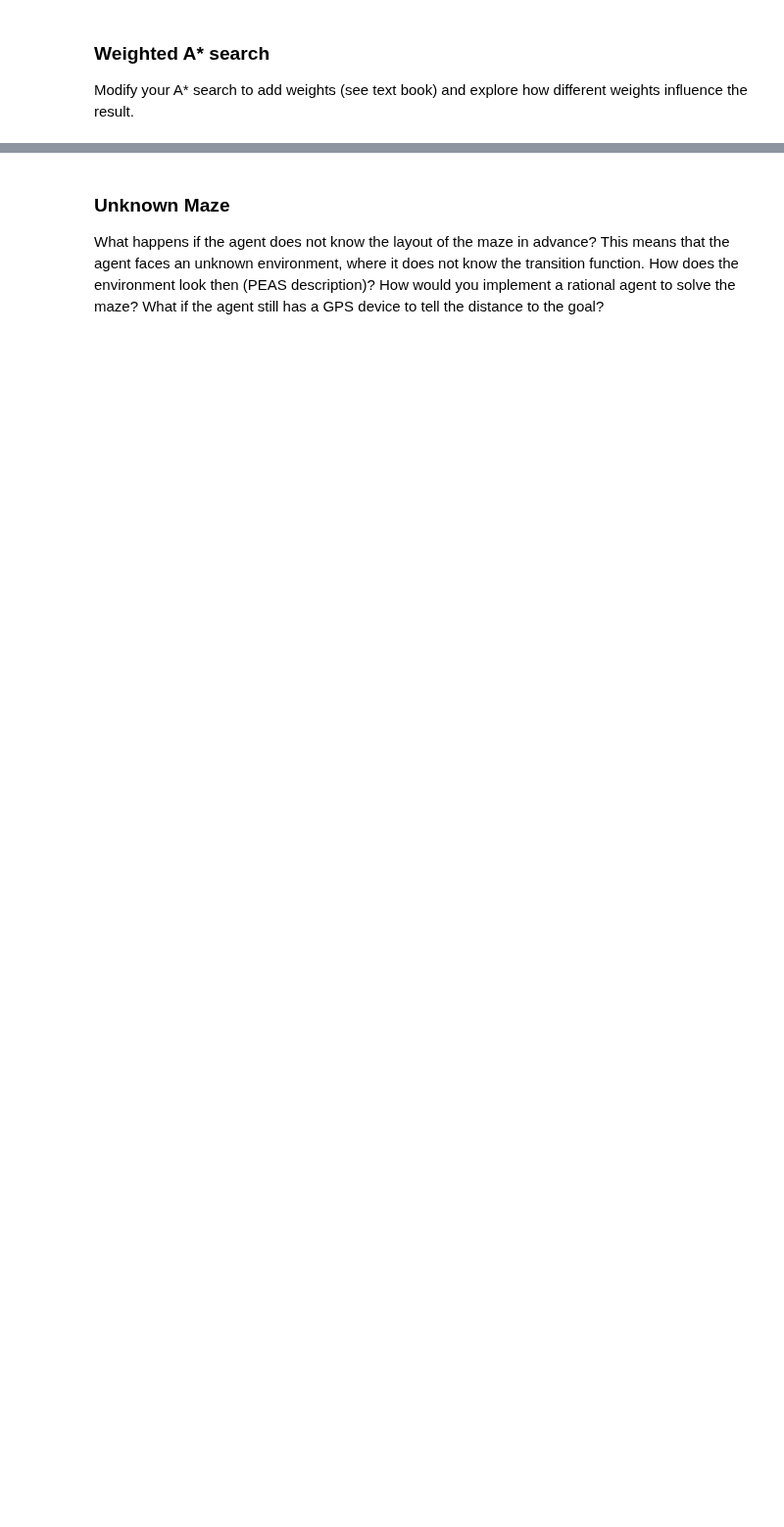
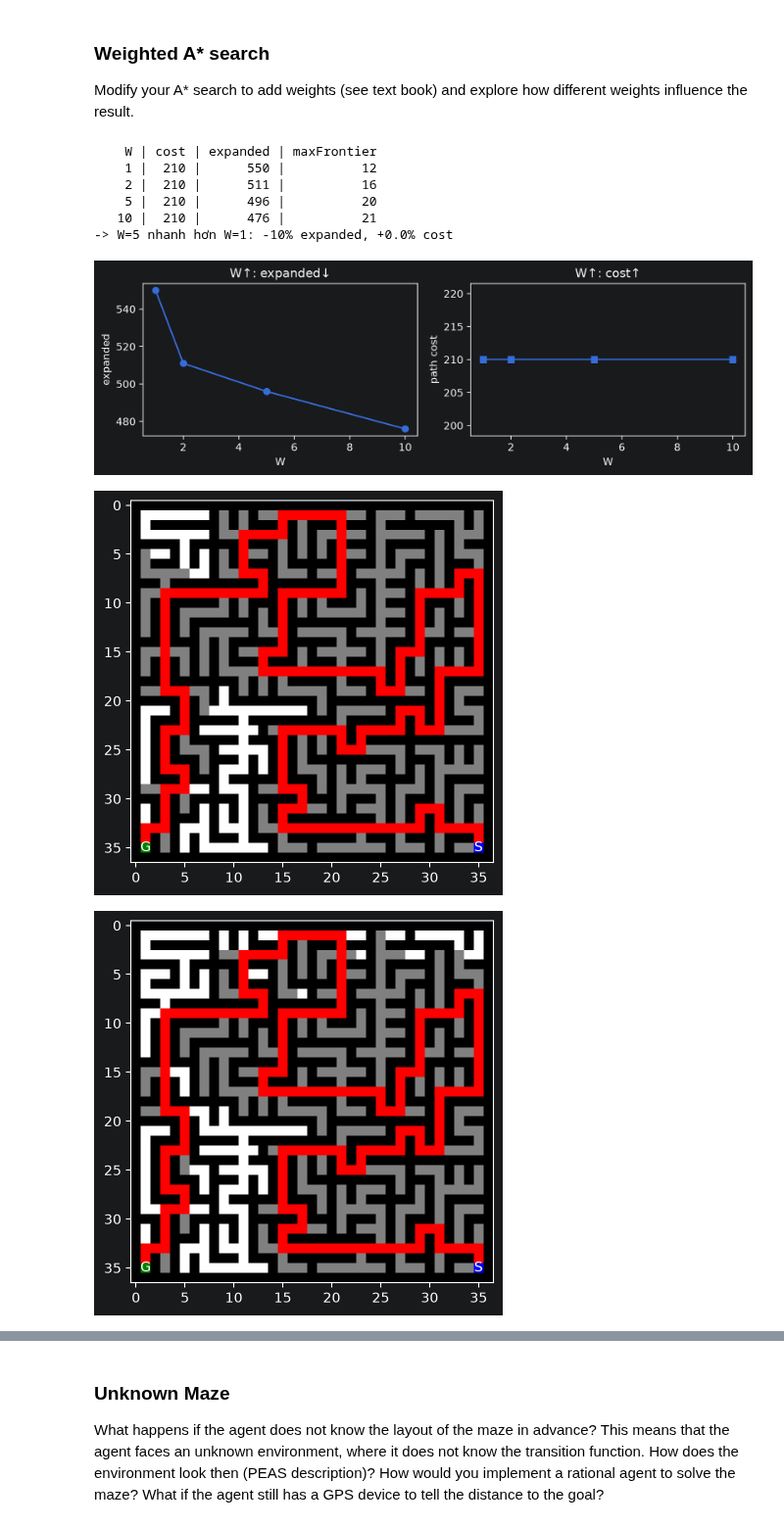
Before and after one commit to Huyyy23/SGU-TriTueNhanTaoNangCao, a Jupyter notebook: lab02 - Searching/Ex1_Maze.ipynb, the cells around one changed output, grey strips where cells are left out. Shown at 98% size. Saved outputs shown, nothing was run; the diff lists cells and outputs as text; code cells hidden in the pictures; blank space fills up the shorter version.

```diff
--- a/lab02 - Searching/Ex1_Maze.ipynb
+++ b/lab02 - Searching/Ex1_Maze.ipynb
@@ -898,0 +992,66 @@ Modify your A* search to add weights (see text book) and explore how different w
+# %%
+# Weighted A*: f(n) = g(n) + W*h(n) — W càng lớn càng tham, càng nhanh
+%matplotlib inline
+import heapq, itertools
+import matplotlib.pyplot as plt
+import maze_helper as mh
+
+with open("large_maze.txt") as f:
+    maze = mh.parse_maze(f.read())
+start = tuple(int(x) for x in mh.find_pos(maze, "S"))
+goal  = tuple(int(x) for x in mh.find_pos(maze, "G"))
+DIRS = {"N":(-1,0),"E":(0,1),"S":(1,0),"W":(0,-1)}
+H = lambda p: abs(p[0]-goal[0]) + abs(p[1]-goal[1])  # Manhattan, admissible
+
+def succ(p):
+    r,c = p; o=[]
+    for a,(dr,dc) in DIRS.items():
+        q=(r+dr,c+dc)
+        if 0<=q[0]<maze.shape[0] and 0<=q[1]<maze.shape[1] and maze[q]!="X": o.append(q)
+    return o
+
+def w_astar(W):
+    g={start:0}; parent={start:None}; closed=set(); exp=0; maxf=0
+    pq=[(W*H(start), next(itertools.count()), start)] if False else []
+    ctr = itertools.count()
+    pq=[(W*H(start), next(ctr), start)]
+    while pq:
+        maxf=max(maxf,len(pq)); _,_,u=heapq.heappop(pq)
+        if u in closed: continue
+        closed.add(u); exp+=1
+        if u==goal: break
+        for v in succ(u):
+            ng=g[u]+1
+            if ng<g.get(v,1e9):
+                g[v]=ng; parent[v]=u; heapq.heappush(pq,(ng+W*H(v),next(ctr),v))
+    # dựng path
+    p=[goal];
+    while parent[p[-1]] is not None: p.append(parent[p[-1]])
+    viz=maze.copy()
+    for c in closed:
+        if viz[c]==' ': viz[c]='.'
+    for c in p:
+        if viz[c] in (' ','.'): viz[c]='P'
+    return {"W":W,"cost":g[goal],"exp":exp,"maxf":maxf,"viz":viz}
+
+Ws=[1,2,5,10]; res=[w_astar(W) for W in Ws]
+print(f"{'W':>5} | {'cost':>4} | {'expanded':>8} | {'maxFrontier':>11}")
+for r in res: print(f"{r['W']:>5} | {r['cost']:>4} | {r['exp']:>8} | {r['maxf']:>11}")
+print(f"-> W=5 nhanh hơn W=1: -{(1-res[2]['exp']/res[0]['exp'])*100:.0f}% expanded, +{(res[2]['cost']/res[0]['cost']-1)*100:.1f}% cost")
+
+fig,ax=plt.subplots(1,2,figsize=(9,3))
+ax[0].plot([r["W"] for r in res],[r["exp"] for r in res],"o-"); ax[0].set_xlabel("W"); ax[0].set_ylabel("expanded"); ax[0].set_title("W↑: expanded↓")
+ax[1].plot([r["W"] for r in res],[r["cost"] for r in res],"s-"); ax[1].set_xlabel("W"); ax[1].set_ylabel("path cost"); ax[1].set_title("W↑: cost↑")
+plt.tight_layout(); plt.show()
+mh.show_maze(res[0]["viz"])  # W=1 tối ưu
+mh.show_maze(res[2]["viz"])  # W=5 tham, ít xám hơn nhưng đường dài hơn
+# %% [output]
+    W | cost | expanded | maxFrontier
+    1 |  210 |      550 |          12
+    2 |  210 |      511 |          16
+    5 |  210 |      496 |          20
+   10 |  210 |      476 |          21
+-> W=5 nhanh hơn W=1: -10% expanded, +0.0% cost
+[figure, added]
+[figure, added]
+[figure, added]
```
Also changed, not shown: parts of 11 cells of this notebook.
